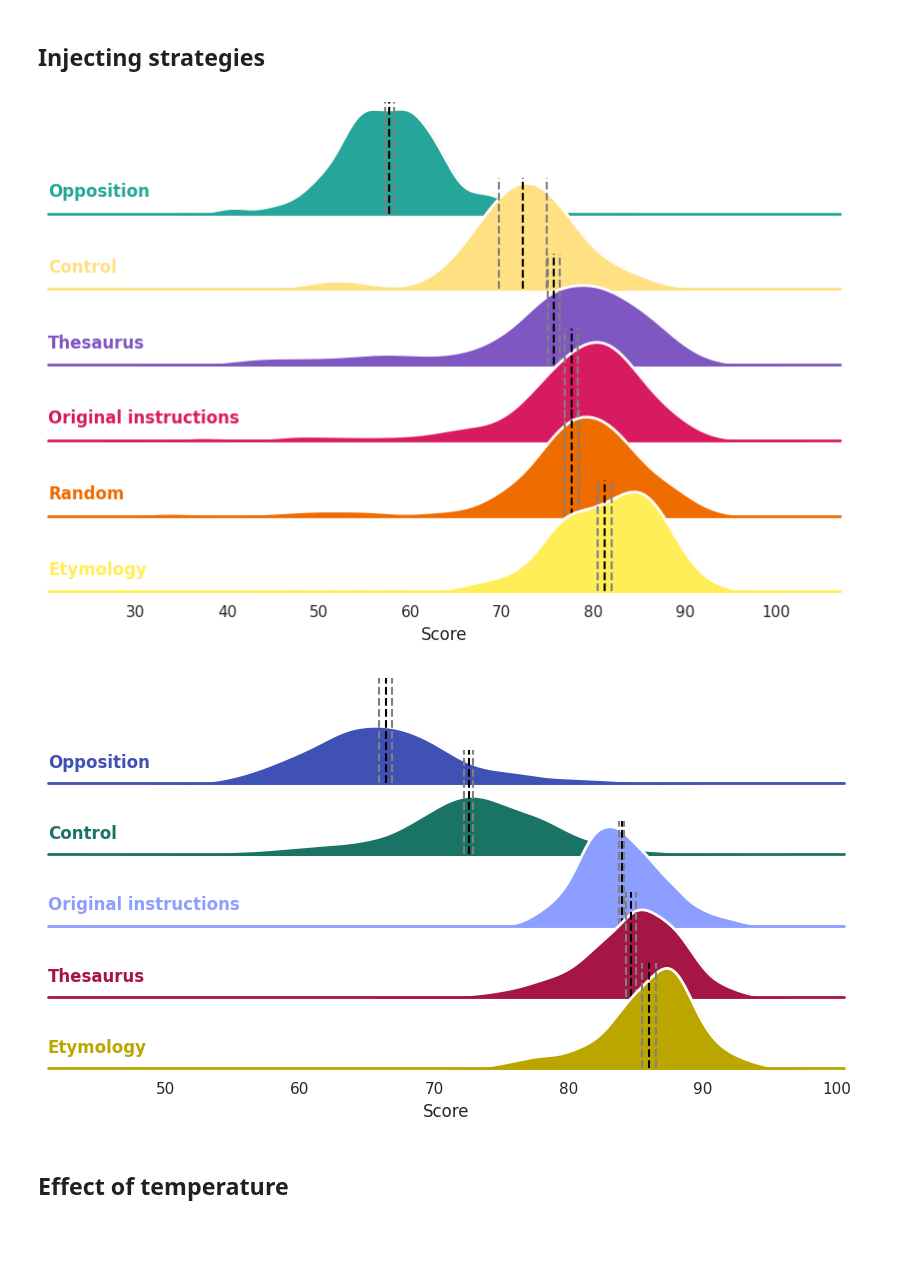
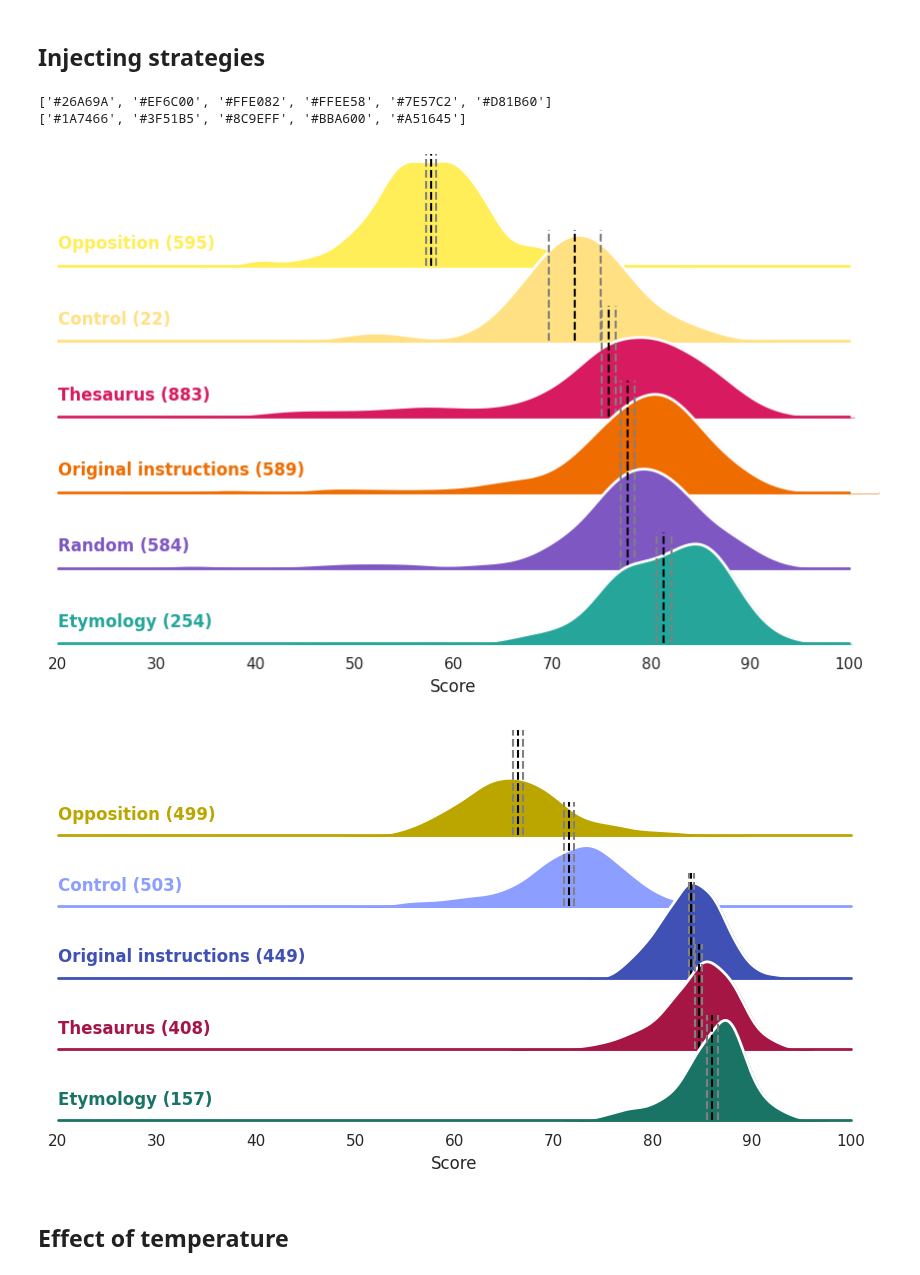
Before and after one commit to AntoineBellemare/DAT_GPT, a Jupyter notebook: scripts/visualization.ipynb, the cells around one changed output. Saved outputs shown, nothing was run; the diff lists cells and outputs as text; code cells hidden in the pictures; blank space fills up the shorter version.

```diff
--- a/scripts/visualization.ipynb
+++ b/scripts/visualization.ipynb
@@ -126,7 +126,7 @@ for file in sorted(os.listdir(data_path)):
             elif 'temp0.5' in file:
                 condition = 'Low'
             else:
-                condition = 'None'
+                condition = 'Mid'
 
             # Define the model based on the file name
             if 'gpt4' in file:
@@ -239,8 +256,9 @@ create_heatmap(mean_conf, 'Model', tvals_table=tvals, pvals_table=pvals, pal=pal
 list_of_dfs = [results_df.loc[(results_df['Model']=='GPT3') &
                               (results_df['Control']!='Strategy')],
                results_df.loc[(results_df['Model']=='GPT4') &
-                              (results_df['Temperature']=='None') &
+                              (results_df['Temperature']=='Mid') &
                               (results_df['Control']!='Strategy')],]
+
 for df in list_of_dfs:
       gpt = df["Model"].unique()[0]
       # Initialize the FacetGrid object
@@ -260,7 +278,8 @@ for df in list_of_dfs:
       # Define and use a simple function to label the plot in axes coordinates
       def label(x, color, label):
             ax = plt.gca()
-            ax.text(0, .2, label, fontweight="bold", color=color,
+            txt = f"{label} ({len(df.loc[df['Control']==label])})"
+            ax.text(0, .2, txt, fontweight="bold", color=color,
                         ha="left", va="center", transform=ax.transAxes)
       g.map(label, "Score")
       mean_conf, pvals, tvals = analyze_results(df, 'Control')
@@ -274,8 +293,9 @@ for df in list_of_dfs:
 
       # Remove axes details that don't play well with overlap
       g.set_titles("")
+      g.set(xlim=(30, 100))
       g.set(yticks=[], ylabel="")
       g.despine(bottom=True, left=True)
       g.fig.suptitle(df['Model'].unique()[0], fontsize=16)
-      create_heatmap(mean_conf, 'Control', tvals_table=tvals, pvals_table=pvals, pal=pal, order=['Control', 'Original instructions'])
+      create_heatmap(mean_conf, 'Control', tvals_table=tvals, pvals_table=pvals, pal=reversed(pal), order=['Control', 'Original instructions'])
 # %% [output]
@@ -286,60 +306,70 @@ for df in list_of_dfs:
 # %% [markdown]
 ## Injecting strategies
 # %%
-pal = {'GPT3':[colors['GPT3_mid_rnd'],
+pal = {'GPT3':[colors['GPT3_mid_ety'],
                colors['GPT3_mid_DAT'],
-               colors['GPT3_mid_ety'],
                colors['GPT3_mid_control'],
-               colors['GPT3_mid_thes'],
-               colors['GPT3_mid_opp']],
-      'GPT4':[colors['GPT4_mid_thes'],
+               colors['GPT3_mid_opp'],
+               colors['GPT3_mid_rnd'],
+               colors['GPT3_mid_thes']],
+      'GPT4':[colors['GPT4_mid_ety'],
               colors['GPT4_mid_DAT'],
-              colors['GPT4_mid_ety'],
               colors['GPT4_mid_control'],
-              colors['GPT4_mid_opp'],]}
+              colors['GPT4_mid_opp'],
+              colors['GPT4_mid_thes'],]}
 for gpt in results_df['Model'].unique()[:2]:
-      pal_order = reversed(pal[gpt])
-      df = results_df.loc[results_df['Model']==gpt]
+      print(pal[gpt])
+      pal_order = pal[gpt]
+      df = results_df.loc[(results_df['Model']==gpt) & (results_df['Temperature']=='Mid')]
       # Get the order of the rows in the facetgrid based on the mean score of each strategy
       order = df.groupby('Strategy')['Score'].mean().sort_values(ascending=True).index
       # Initialize the FacetGrid gpt
-      g = sns.FacetGrid(df,row="Strategy", hue="Strategy", aspect=9, height=1,
-                        row_order=order, palette=pal_order)
+      g = sns.FacetGrid(df,row="Strategy", hue="Strategy", aspect=9,
+                        height=1, palette=pal_order, row_order=order)
 
       # Draw the densities in a few steps
       g.map(sns.kdeplot, "Score",
             bw_adjust=1, clip_on=False,
             fill=True, alpha=1, linewidth=1.5)
       g.map(sns.kdeplot, "Score", clip_on=False, color="w", lw=2, bw_adjust=1)
 
       # passing color=None to refline() uses the hue mapping
       g.refline(y=0, linewidth=2, linestyle="-", color=None, clip_on=False)
 
 
       # Define and use a simple function to label the plot in axes coordinates
       def label(x, color, label):
             ax = plt.gca()
-            ax.text(0, .2, label, fontweight="bold", color=color,
+            ax.text(0, .2, f"{label} ({len(df.loc[df['Strategy']==label])})", fontweight="bold", color=color,
                         ha="left", va="center", transform=ax.transAxes)
       g.map(label, "Score")
       # Add vertical lines for mean and confidence intervals
       mean_conf, pvals, tvals = analyze_results(df, 'Strategy')
       for ax, model in zip(g.axes.flat, order):
             ax.axvline(mean_conf[mean_conf['Strategy'] == model]['mean'].values[0], color='black', linestyle='--')
             ax.axvline(mean_conf[mean_conf['Strategy'] == model]['ci_low'].values[0], color='gray', linestyle='--')
             ax.axvline(mean_conf[mean_conf['Strategy'] == model]['ci_high'].values[0], color='gray', linestyle='--')
 
       # Set the subplots to overlap
       g.figure.subplots_adjust(hspace=-.32)
 
       # Remove axes details that don't play well with overlap
       g.set_titles("")
+      g.set(xlim=(20, 100))
       g.set(yticks=[], ylabel="")
       g.despine(bottom=True, left=True)
-      #create_heatmap(mean_conf, 'Strategy', tvals_table=tvals, pvals_table=pvals, pal=pal_order, order=order)
+      #create_heatmap(mean_conf, 'Strategy', tvals_table=tvals,
+      #               pvals_table=pvals, order=order, pal=[pal_order[3],
+      #                                                    pal_order[2],
+      #                                                    pal_order[5],
+      #                                                    pal_order[1],
+      #                                                    pal_order[4],
+      #                                                    pal_order[0],])
 # %% [output]
+['#26A69A', '#EF6C00', '#FFE082', '#FFEE58', '#7E57C2', '#D81B60']
+['#1A7466', '#3F51B5', '#8C9EFF', '#BBA600', '#A51645']
-[figure, old version]
+[figure, new version]
-[figure, old version]
+[figure, new version]
 # %% [markdown]
 ## Effect of temperature
 # %%
```
Also changed, not shown: parts of 7 cells of this notebook, 1 other file.
